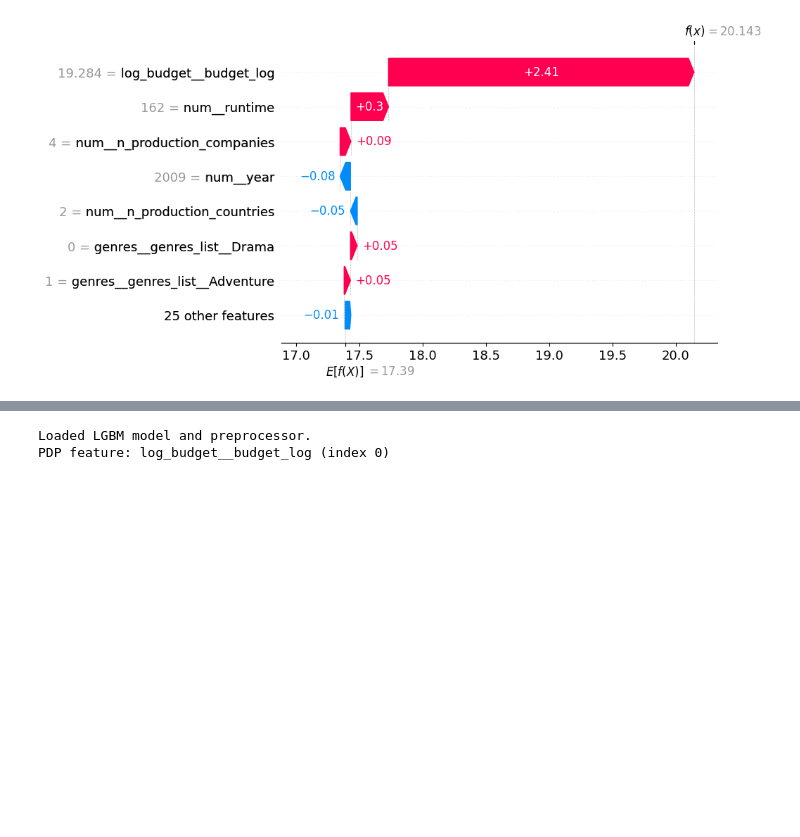
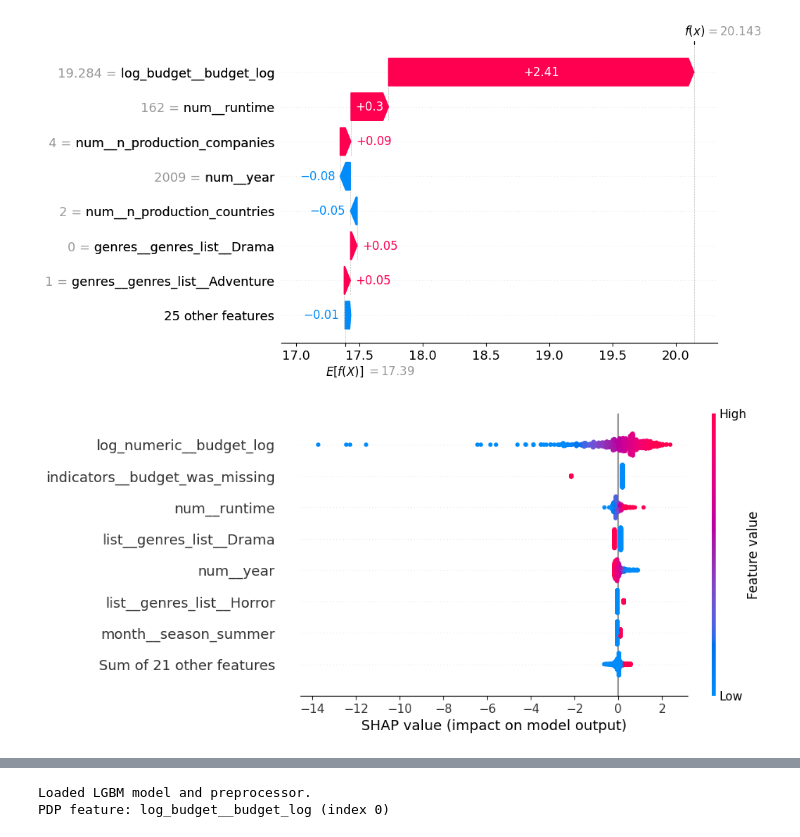
Before and after one commit to gem733/d100project, a Jupyter notebook: d100project/evaluation/evaluation.ipynb, the cells around one changed output, grey strips where cells are left out. Saved outputs shown, nothing was run; the diff lists cells and outputs as text; code cells hidden in the pictures; blank space fills up the shorter version.

```diff
--- a/d100project/evaluation/evaluation.ipynb
+++ b/d100project/evaluation/evaluation.ipynb
@@ -158,3 +158,31 @@ shap.plots.waterfall(
 plt.close()
 # %% [output]
 [figure]
+# %%
+import numpy as np
+import shap
+import matplotlib.pyplot as plt
+
+# Load SHAP bundle
+bundle = np.load(
+    "shap_glm_bundle.npy",
+    allow_pickle=True
+).item()
+
+# Reconstruct SHAP Explanation
+shap_exp = shap.Explanation(
+    values=bundle["shap_values"],
+    base_values=bundle["expected_value"],
+    data=bundle["X_test"],
+    feature_names=bundle["feature_names"]
+)
+
+# Beeswarm plot (global view)
+shap.plots.beeswarm(
+    shap_exp,
+    max_display=8
+)
+
+plt.show()
+# %% [output]
+[figure, added]
```
Also changed, not shown: parts of 1 cell of this notebook, 2 other files.
